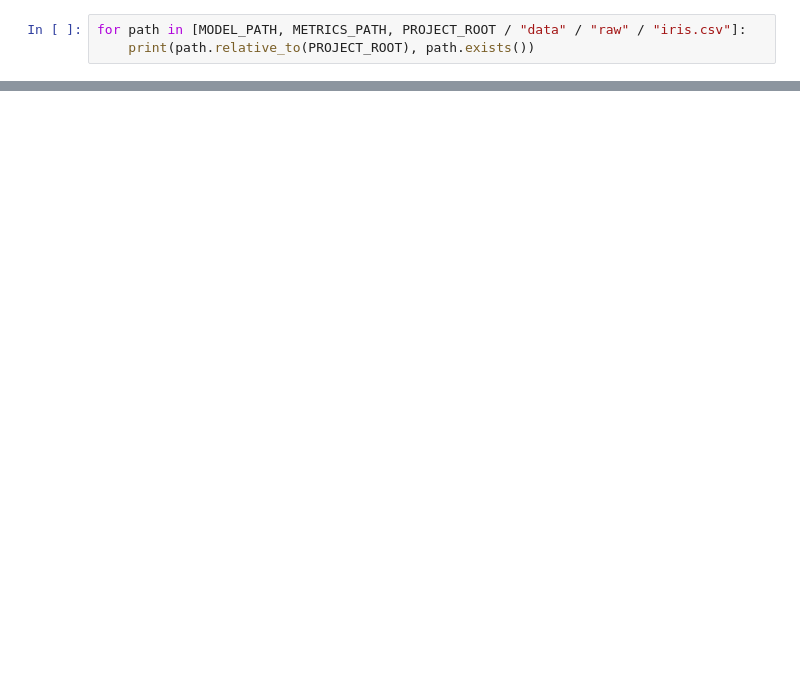
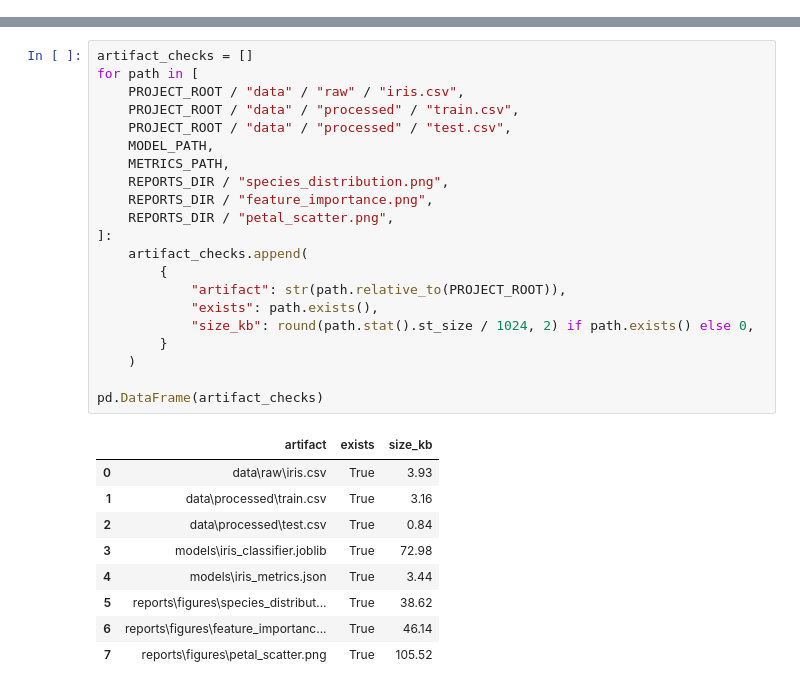
Before and after one commit to 4GeeksAcademy/Tutorial-de-una-aplicaci-n-web-de-ML-con-Flask-Dragcessa1998, a Jupyter notebook: src/explore.ipynb, the cells around one changed output, grey strips where cells are left out. Cells and saved outputs as stored; diff of their text form; blank space fills up the shorter version.

```diff
--- a/src/explore.ipynb
+++ b/src/explore.ipynb
@@ -102,3 +0,0 @@ pd.DataFrame(results["feature_importance"])
-# %%
-for path in [MODEL_PATH, METRICS_PATH, PROJECT_ROOT / "data" / "raw" / "iris.csv"]:
-    print(path.relative_to(PROJECT_ROOT), path.exists())
@@ -157,0 +265,31 @@ app_banner.png
+# %%
+artifact_checks = []
+for path in [
+    PROJECT_ROOT / "data" / "raw" / "iris.csv",
+    PROJECT_ROOT / "data" / "processed" / "train.csv",
+    PROJECT_ROOT / "data" / "processed" / "test.csv",
+    MODEL_PATH,
+    METRICS_PATH,
+    REPORTS_DIR / "species_distribution.png",
+    REPORTS_DIR / "feature_importance.png",
+    REPORTS_DIR / "petal_scatter.png",
+]:
+    artifact_checks.append(
+        {
+            "artifact": str(path.relative_to(PROJECT_ROOT)),
+            "exists": path.exists(),
+            "size_kb": round(path.stat().st_size / 1024, 2) if path.exists() else 0,
+        }
+    )
+
+pd.DataFrame(artifact_checks)
+# %% [output]
+|  | artifact | exists | size_kb |
+| 0 | data\raw\iris.csv | True | 3.93 |
+| 1 | data\processed\train.csv | True | 3.16 |
+| 2 | data\processed\test.csv | True | 0.84 |
+| 3 | models\iris_classifier.joblib | True | 72.98 |
+| 4 | models\iris_metrics.json | True | 3.44 |
+| 5 | reports\figures\species_distribut... | True | 38.62 |
+| 6 | reports\figures\feature_importanc... | True | 46.14 |
+| 7 | reports\figures\petal_scatter.png | True | 105.52 |
```
Also changed, not shown: parts of 54 cells of this notebook.
